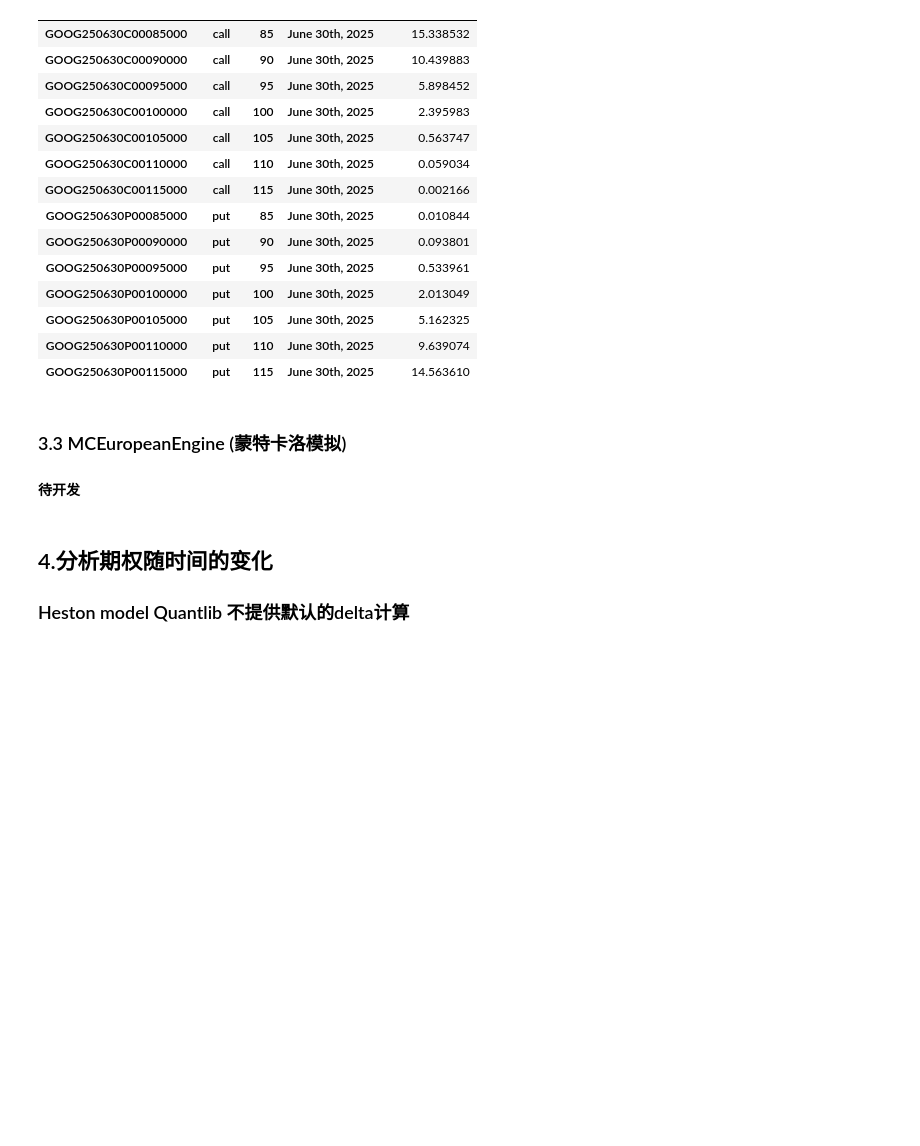
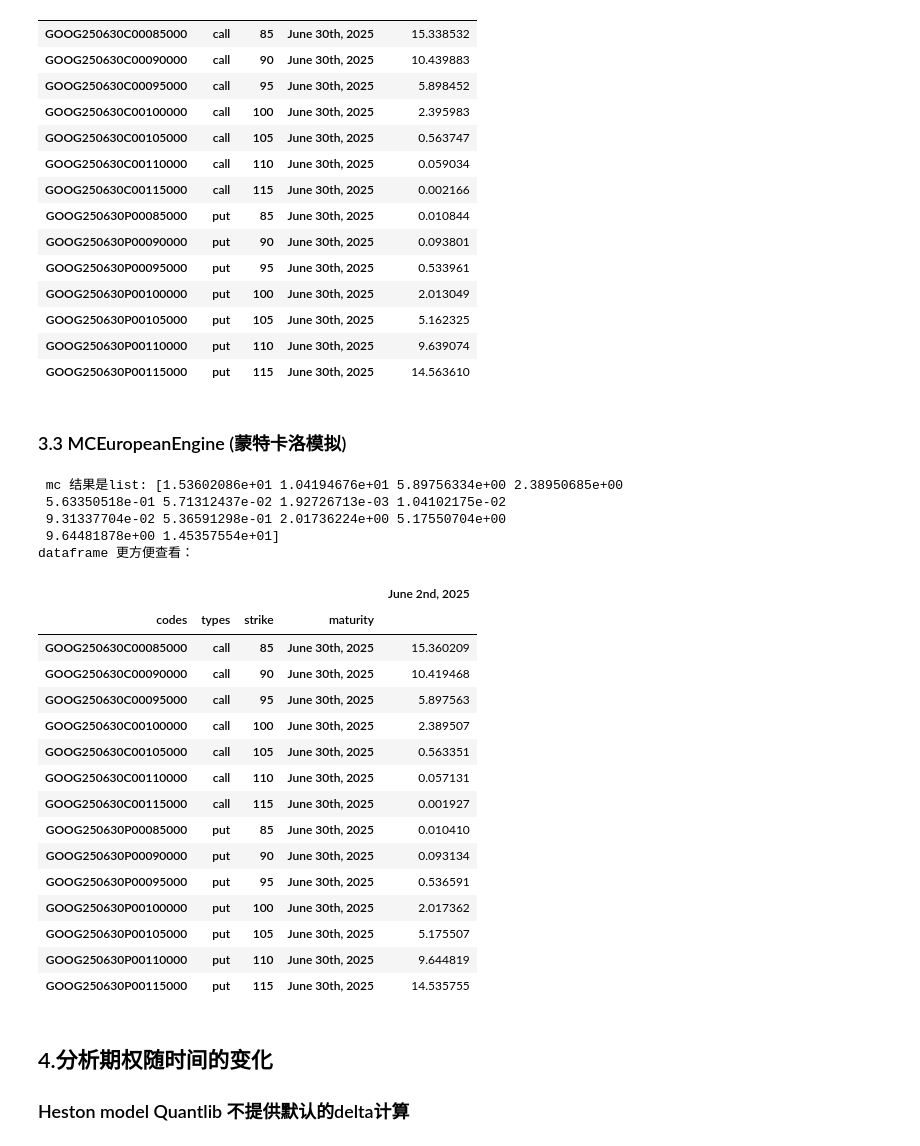
Before and after one commit to YYaaang/OptionQuantlib, a Jupyter notebook: samples/3_options_heston.ipynb, the cells around one changed output. Cells and saved outputs as stored; diff of their text form; code cells hidden in the pictures; blank space fills up the shorter version.

```diff
--- a/samples/3_options_heston.ipynb
+++ b/samples/3_options_heston.ipynb
@@ -192,4 +194,3 @@ dataframe 更方便查看：
 | GOOG250630P00115000 | put | 115 | June 30th, 2025 | 14.563610 |
 # %% [markdown]
 ### 3.3 MCEuropeanEngine (蒙特卡洛模拟)
-#### 待开发
@@ -217,3 +200,35 @@ dataframe 更方便查看：
+# %%
+# 计算并显示结果
+npv = options.NPV()
+print(f"\n mc 结果是list: {npv}")
+
+print(f"dataframe 更方便查看：")
+pd.DataFrame(
+    {ql_calendar.today(): npv},
+    index = options.options_df.index
+)
+# %% [output]
+ mc 结果是list: [1.53602086e+01 1.04194676e+01 5.89756334e+00 2.38950685e+00
+ 5.63350518e-01 5.71312437e-02 1.92726713e-03 1.04102175e-02
+ 9.31337704e-02 5.36591298e-01 2.01736224e+00 5.17550704e+00
+ 9.64481878e+00 1.45357554e+01]
+dataframe 更方便查看：
+|  |  |  |  | June 2nd, 2025 |
+| codes | types | strike | maturity |  |
+| GOOG250630C00085000 | call | 85 | June 30th, 2025 | 15.360209 |
+| GOOG250630C00090000 | call | 90 | June 30th, 2025 | 10.419468 |
+| GOOG250630C00095000 | call | 95 | June 30th, 2025 | 5.897563 |
+| GOOG250630C00100000 | call | 100 | June 30th, 2025 | 2.389507 |
+| GOOG250630C00105000 | call | 105 | June 30th, 2025 | 0.563351 |
+| GOOG250630C00110000 | call | 110 | June 30th, 2025 | 0.057131 |
+| GOOG250630C00115000 | call | 115 | June 30th, 2025 | 0.001927 |
+| GOOG250630P00085000 | put | 85 | June 30th, 2025 | 0.010410 |
+| GOOG250630P00090000 | put | 90 | June 30th, 2025 | 0.093134 |
+| GOOG250630P00095000 | put | 95 | June 30th, 2025 | 0.536591 |
+| GOOG250630P00100000 | put | 100 | June 30th, 2025 | 2.017362 |
+| GOOG250630P00105000 | put | 105 | June 30th, 2025 | 5.175507 |
+| GOOG250630P00110000 | put | 110 | June 30th, 2025 | 9.644819 |
+| GOOG250630P00115000 | put | 115 | June 30th, 2025 | 14.535755 |
 # %% [markdown]
 ## 4.分析期权随时间的变化
 
```
Also changed, not shown: parts of 6 cells of this notebook, 13 other files.
